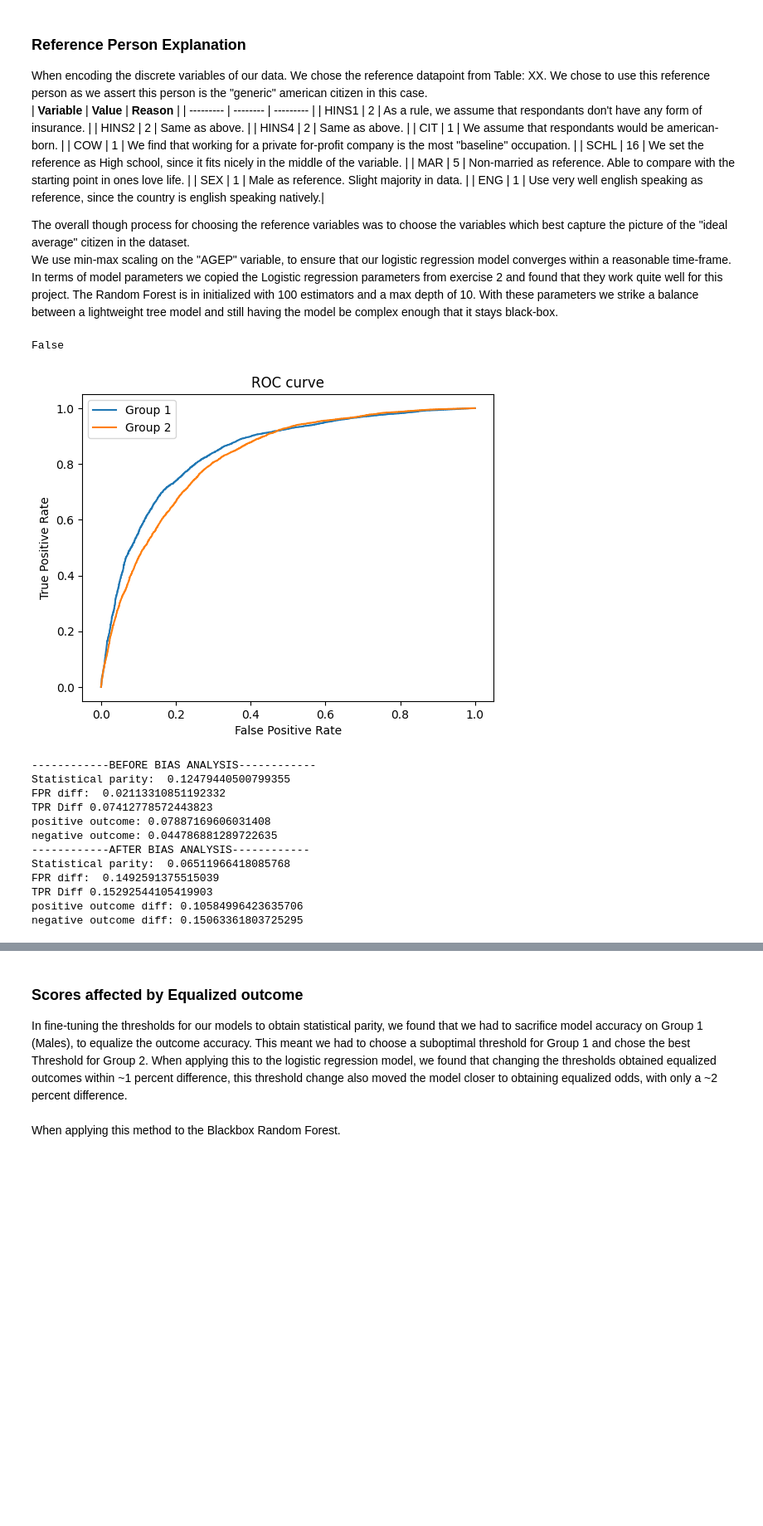
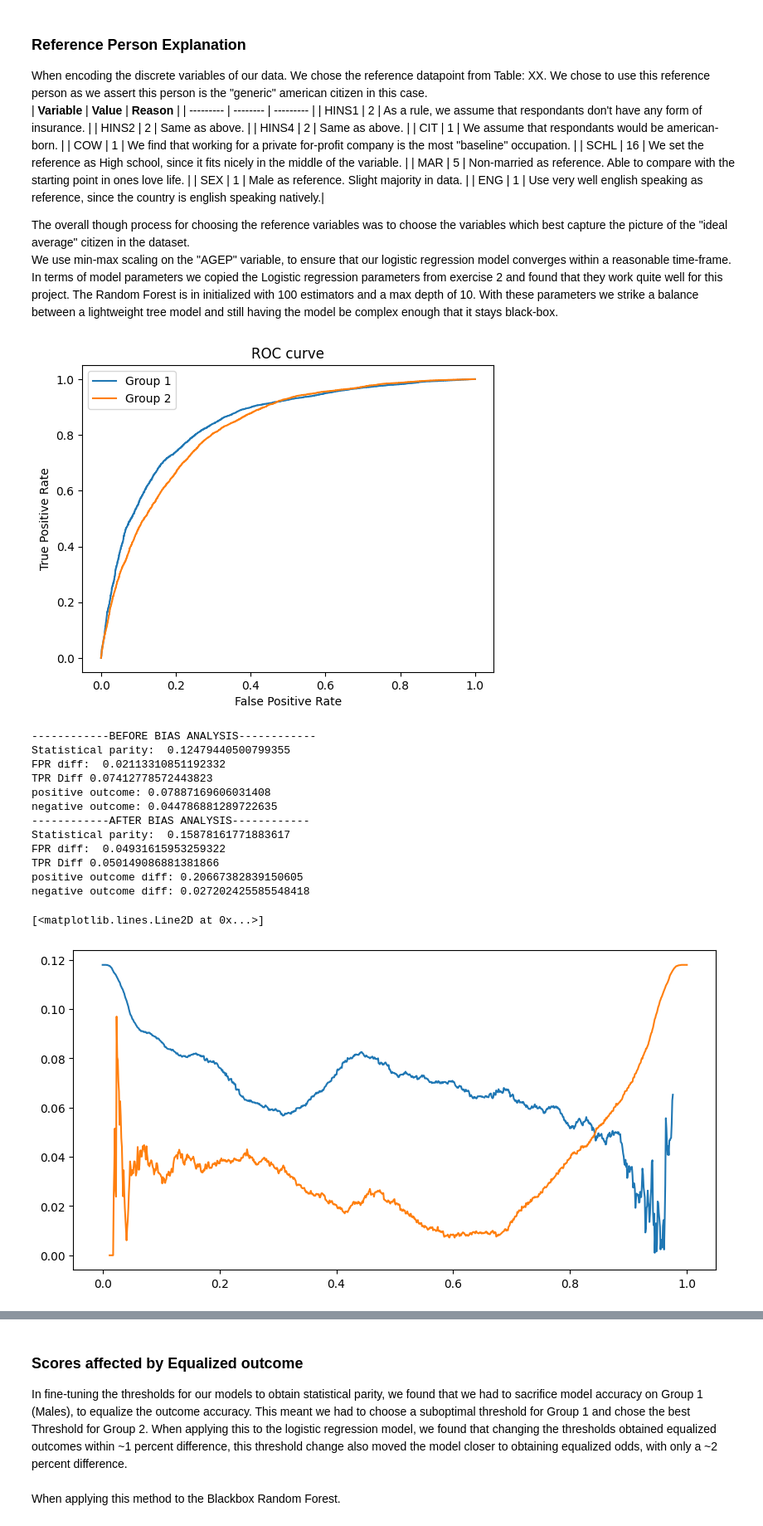
Before and after one commit to Steinar-Slette/AF_mandatory, a Jupyter notebook: notebooks/equalized_outcomes.ipynb, the cells around one changed output, grey strips where cells are left out. Shown at 83% size. Cells and saved outputs as stored; diff of their text form; code cells hidden in the pictures; blank space fills up the shorter version.

```diff
--- a/notebooks/equalized_outcomes.ipynb
+++ b/notebooks/equalized_outcomes.ipynb
@@ -144,11 +148,14 @@ def evaluate_pipeline(pipeline, X_train, y_train, X_test, y_test, threshold1, th
     preds_s2 = scores_s2 > threshold2
     return pipeline
 # %%
-def minimize_odd_diff(scores_1, scores_2, k):
+def minimize_odd_diff(true_s1, true_s2, scores_1, scores_2, k):
     x = np.linspace(0, 1, k)
     fpr_diff = []
     tpr_diff = []
-    for i in x:
+    accuracies_1 = []
+    accuracies_2 = []
+    best_vals = {'threshold' : 0, 'diff' : 1}
+    for idx, i in enumerate(x):
         preds_s1 = scores_1 >= i
         preds_s2 = scores_2 >= i
         tn1, fp1, fn1, tp1 = confusion_matrix(preds_s1, true_s1).ravel()
@@ -159,7 +166,12 @@ def minimize_odd_diff(scores_1, scores_2, k):
         tpr2 = tp2 / (tp2 + fn2)
         fpr_diff.append(abs(fpr1 - fpr2))
         tpr_diff.append(abs(tpr1 - tpr2))
-    return fpr_diff, tpr_diff, x
+        accuracies_1.append(accuracy_score(preds_s1, true_s1))
+        accuracies_2.append(accuracy_score(preds_s2, true_s2))
+        if abs(tpr_diff[idx] - fpr_diff[idx]) < best_vals['diff']:
+            best_vals['diff'] = abs(tpr_diff[idx] - fpr_diff[idx])
+            best_vals['threshold'] = i
+    return best_vals, tpr_diff, fpr_diff
 # %%
 # Needed to make sure logisric regression converges
 X_train['AGEP'] = MinMaxScaler().fit_transform(X_train[['AGEP']])
@@ -175,7 +187,3 @@ rf_args = {
 lr_model = LogisticRegression(max_iter=5000, penalty= "l2", C= 0.8497534359086438, tol=1e-4, solver = "saga", random_state=0)
 p1 = RandomForestClassifier(**rf_args)
 p2 = lr_model
-# %%
-((1 > 2) and (2 > 1))
-# %% [output]
-False
@@ -182,5 +192,6 @@ False
 # %%
-p2_done = evaluate_pipeline(p2, X_train, y_train, X_test, y_test, 0.5, 0.5)
+
+
 plt.plot(fpr1, tpr1, label='Group 1')
 plt.plot(fpr2, tpr2, label='Group 2')
 plt.xlabel('False Positive Rate')
@@ -192,22 +203,15 @@ plt.show()
 print('------------BEFORE BIAS ANALYSIS------------')
 
 statistical_parity = np.sum(preds_s1)/len(s1) - np.sum(preds_s2)/len(s2)
-print('Statistical parity: ', abs(statistical_parity))
+print('Statistical parity: ', (statistical_parity))
 
 tn1, fp1, fn1, tp1 = confusion_matrix(preds_s1, true_s1).ravel()
 tn2, fp2, fn2, tp2 = confusion_matrix(preds_s2, true_s2).ravel()
 
-# Calculate Youden's J statistic for each model
-youden_j1 = tpr1 - fpr1
-optimal_threshold_index1 = np.argmax(youden_j1)
-optimal_threshold1 = thresholds1[optimal_threshold_index1]
+best_vals, balls1, balls2 = minimize_odd_diff(true_s1=true_s1, true_s2=true_s2, scores_1= scores_s1,scores_2= scores_s2, k= 1000)
 
-youden_j2 = tpr2 - fpr2
-optimal_threshold_index2 = np.argmax(youden_j2)
-optimal_threshold2 = thresholds2[optimal_threshold_index2]
-
-preds_s1 = scores_s1 >= 0.66 # 0.66 best
-preds_s2 = scores_s2 >= 0.43 # 0.4756088801681863 best
+preds_s1 = scores_s1 >= best_vals['threshold']
+preds_s2 = scores_s2 >= best_vals['threshold']
 
 # equalized odds (horizontal)
 tpr1 = tp1 / (tp1 + fn1)
@@ -231,7 +235,7 @@ print('negative outcome:', abs(some_3 - some_4))
 print('------------AFTER BIAS ANALYSIS------------')
 
 statistical_parity = np.sum(preds_s1)/len(s1) - np.sum(preds_s2)/len(s2)
-print('Statistical parity: ', abs(statistical_parity))
+print('Statistical parity: ', (statistical_parity))
 
 tn1, fp1, fn1, tp1 = confusion_matrix(preds_s1, true_s1).ravel()
 fpr_group1 = fp1 / (fp1 + tn1)
@@ -262,8 +266,15 @@ TPR Diff 0.07412778572443823
 positive outcome: 0.07887169606031408
 negative outcome: 0.044786881289722635
 ------------AFTER BIAS ANALYSIS------------
-Statistical parity:  0.06511966418085768
-FPR diff:  0.1492591375515039
-TPR Diff 0.15292544105419903
-positive outcome diff: 0.10584996423635706
-negative outcome diff: 0.15063361803725295
+Statistical parity:  0.15878161771883617
+FPR diff:  0.04931615953259322
+TPR Diff 0.050149086881381866
+positive outcome diff: 0.20667382839150605
+negative outcome diff: 0.027202425585548418
+# %%
+plt.figure(1, figsize=(10, 5))
+plt.plot(np.linspace(0, 1, 1000),balls1, label = 'tpr_diff')
+plt.plot(np.linspace(0, 1, 1000), balls2, label = 'fpr_diff')
+# %% [output]
+[<matplotlib.lines.Line2D at 0x...>]
+[figure, added]
```
Also changed, not shown: parts of 8 cells of this notebook.
